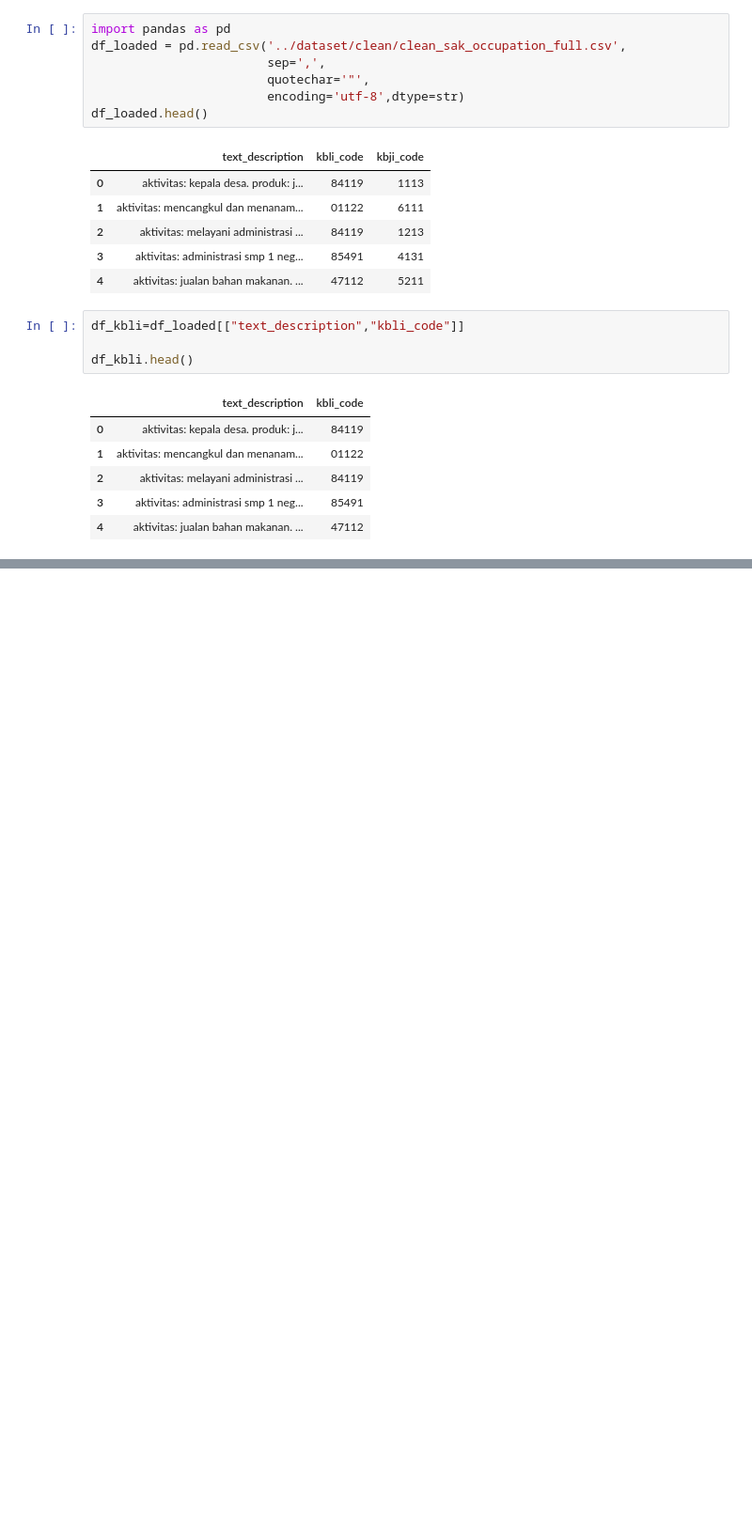
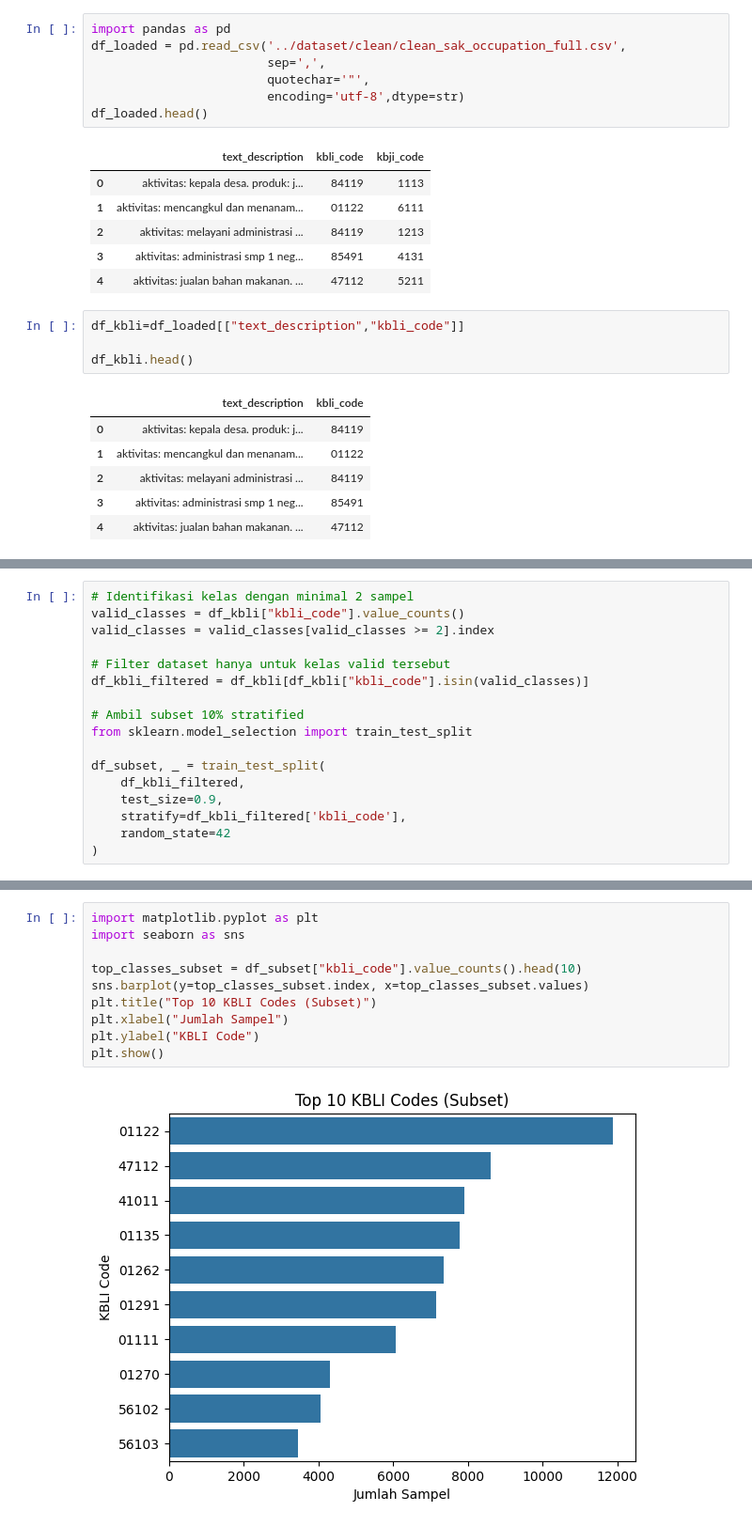
Before and after one commit to Najwanyusnianda/kbli_classification, a Jupyter notebook: notebook/10kbli_dataset_description.ipynb, the cells around one changed output, grey strips where cells are left out. Shown: that part at 94% size. Cells and saved outputs as stored; diff of their text form; blank space fills up the shorter version.

```diff
--- a/notebook/10kbli_dataset_description.ipynb
+++ b/notebook/10kbli_dataset_description.ipynb
@@ -29,0 +86,17 @@ df_kbli["kbli_code"].nunique(), len(df_kbli)
+# %%
+# Identifikasi kelas dengan minimal 2 sampel
+valid_classes = df_kbli["kbli_code"].value_counts()
+valid_classes = valid_classes[valid_classes >= 2].index
+
+# Filter dataset hanya untuk kelas valid tersebut
+df_kbli_filtered = df_kbli[df_kbli["kbli_code"].isin(valid_classes)]
+
+# Ambil subset 10% stratified
+from sklearn.model_selection import train_test_split
+
+df_subset, _ = train_test_split(
+    df_kbli_filtered,
+    test_size=0.9,
+    stratify=df_kbli_filtered['kbli_code'],
+    random_state=42
+)
@@ -29,0 +125,12 @@ df_kbli["kbli_code"].nunique(), len(df_kbli)
+# %%
+import matplotlib.pyplot as plt
+import seaborn as sns
+
+top_classes_subset = df_subset["kbli_code"].value_counts().head(10)
+sns.barplot(y=top_classes_subset.index, x=top_classes_subset.values)
+plt.title("Top 10 KBLI Codes (Subset)")
+plt.xlabel("Jumlah Sampel")
+plt.ylabel("KBLI Code")
+plt.show()
+# %% [output]
+[figure, added]
```
Also changed, not shown: parts of 9 cells of this notebook, 2 other files.
